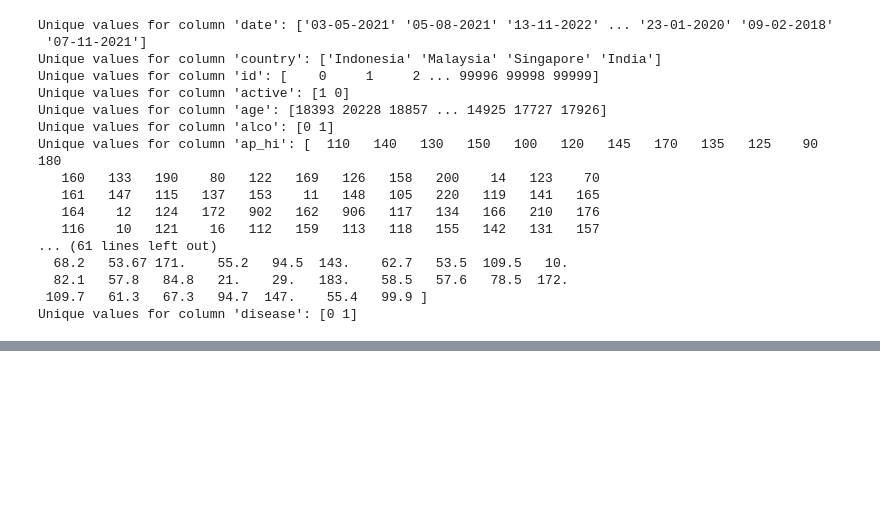
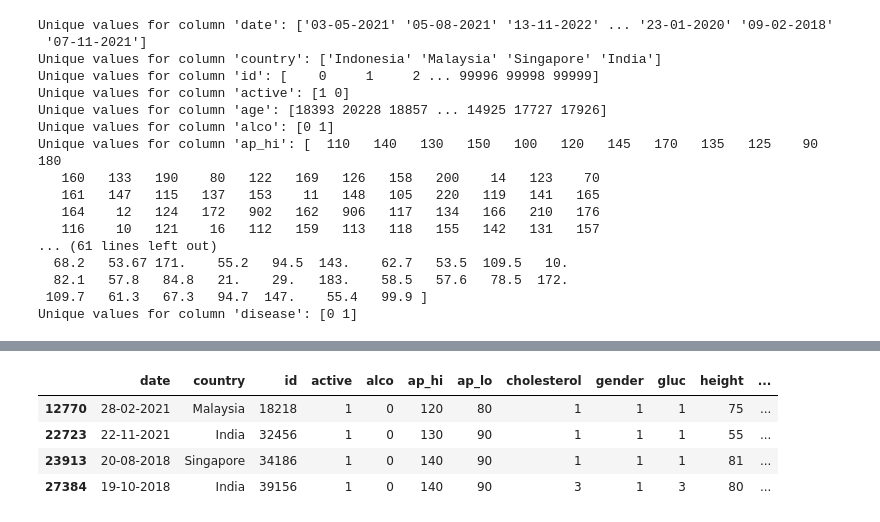
Before and after one commit to jeffatgithub/ntuchealth, a Jupyter notebook: main.ipynb, the cells around one changed output, grey strips where cells are left out. Saved outputs shown, nothing was run; the diff lists cells and outputs as text; code cells hidden in the pictures; blank space fills up the shorter version.

```diff
--- a/main.ipynb
+++ b/main.ipynb
@@ -67,3 +126,14 @@ data_df['bmi'] = data_df['weight'] / ((data_df['height'] / 100) **2)
+# %%
+#define the cholesterol leves
+data_df['cholesterol_high'] = 0
+data_df['cholesterol_medium'] = 0
+data_df['cholesterol_low'] = 0
+
+data_df.loc[data_df['cholesterol'] == 1, 'cholesterol_low'] = 1
+data_df.loc[data_df['cholesterol'] == 2, 'cholesterol_medium'] = 1
+data_df.loc[data_df['cholesterol'] == 3, 'cholesterol_high'] = 1
+
+#data_df.drop(columns=['cholesterol'], inplace=True)
 # %%
 data_df
 # %% [output]
@@ -85,0 +173,8 @@ Cholestrol level: 1=LOW, 2=MEDIUM, 3=HIGH
+# %%
+data_df[data_df['bmi'] > 200]
+# %% [output]
+|  | date | country | id | active | alco | ap_hi | ap_lo | cholesterol | gender | gluc | height | ... |
+| 12770 | 28-02-2021 | Malaysia | 18218 | 1 | 0 | 120 | 80 | 1 | 1 | 1 | 75 | ... |
+| 22723 | 22-11-2021 | India | 32456 | 1 | 0 | 130 | 90 | 1 | 1 | 1 | 55 | ... |
+| 23913 | 20-08-2018 | Singapore | 34186 | 1 | 0 | 140 | 90 | 1 | 1 | 1 | 81 | ... |
+| 27384 | 19-10-2018 | India | 39156 | 1 | 0 | 140 | 90 | 3 | 1 | 3 | 80 | ... |
```
Also changed, not shown: parts of 9 cells of this notebook.
